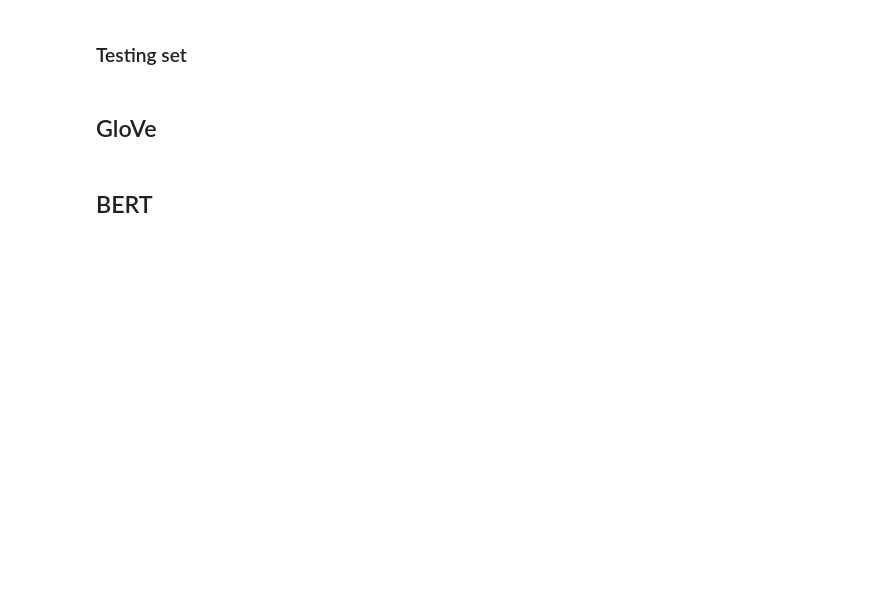
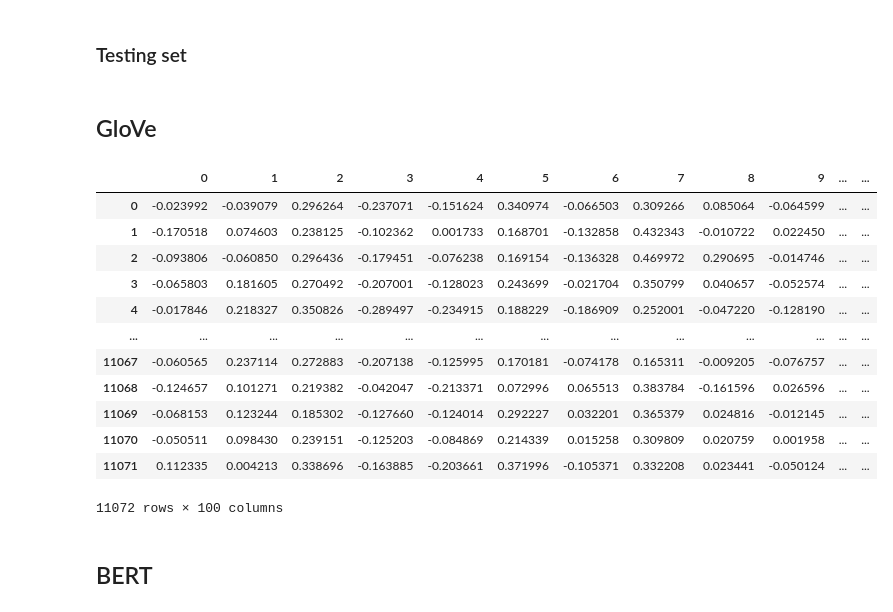
Before and after one commit to kenhao/Interaction_in_Hotel_Reviews, a Jupyter notebook: Reviews_rating_prediction/Review_rating_city.ipynb, the cells around one changed output. Cells and saved outputs as stored; diff of their text form; code cells hidden in the pictures; blank space fills up the shorter version.

```diff
--- a/Reviews_rating_prediction/Review_rating_city.ipynb
+++ b/Reviews_rating_prediction/Review_rating_city.ipynb
@@ -428,7 +585,7 @@ def glove_embedding(comment, embeddings_index = embeddings_index, dim=100):
     return vec
 # %%
 # train
-LCLS_X_train_glove = np.array([glove_embedding(comment) for comment in LCLS_X_train])
-LCHS_X_train_glove = np.array([glove_embedding(comment) for comment in LCHS_X_train])
-HCLS_X_train_glove = np.array([glove_embedding(comment) for comment in HCLS_X_train])
-HCHS_X_train_glove = np.array([glove_embedding(comment) for comment in HCHS_X_train])
+LCLS_X_train_glove = pd.DataFrame(np.array([glove_embedding(comment) for comment in LCLS_X_train]))
+LCHS_X_train_glove = pd.DataFrame(np.array([glove_embedding(comment) for comment in LCHS_X_train]))
+HCLS_X_train_glove = pd.DataFrame(np.array([glove_embedding(comment) for comment in HCLS_X_train]))
+HCHS_X_train_glove = pd.DataFrame(np.array([glove_embedding(comment) for comment in HCHS_X_train]))
@@ -443,2 +592,18 @@ pd.DataFrame(HCHS_X_train_glove)
+# %%
+LCLS_X_train_glove
+# %% [output]
+|  | 0 | 1 | 2 | 3 | 4 | 5 | 6 | 7 | 8 | 9 | ... | ... |
+| 0 | -0.023992 | -0.039079 | 0.296264 | -0.237071 | -0.151624 | 0.340974 | -0.066503 | 0.309266 | 0.085064 | -0.064599 | ... | ... |
+| 1 | -0.170518 | 0.074603 | 0.238125 | -0.102362 | 0.001733 | 0.168701 | -0.132858 | 0.432343 | -0.010722 | 0.022450 | ... | ... |
+| 2 | -0.093806 | -0.060850 | 0.296436 | -0.179451 | -0.076238 | 0.169154 | -0.136328 | 0.469972 | 0.290695 | -0.014746 | ... | ... |
+| 3 | -0.065803 | 0.181605 | 0.270492 | -0.207001 | -0.128023 | 0.243699 | -0.021704 | 0.350799 | 0.040657 | -0.052574 | ... | ... |
+| 4 | -0.017846 | 0.218327 | 0.350826 | -0.289497 | -0.234915 | 0.188229 | -0.186909 | 0.252001 | -0.047220 | -0.128190 | ... | ... |
+| ... | ... | ... | ... | ... | ... | ... | ... | ... | ... | ... | ... | ... |
+| 11067 | -0.060565 | 0.237114 | 0.272883 | -0.207138 | -0.125995 | 0.170181 | -0.074178 | 0.165311 | -0.009205 | -0.076757 | ... | ... |
+| 11068 | -0.124657 | 0.101271 | 0.219382 | -0.042047 | -0.213371 | 0.072996 | 0.065513 | 0.383784 | -0.161596 | 0.026596 | ... | ... |
+| 11069 | -0.068153 | 0.123244 | 0.185302 | -0.127660 | -0.124014 | 0.292227 | 0.032201 | 0.365379 | 0.024816 | -0.012145 | ... | ... |
+| 11070 | -0.050511 | 0.098430 | 0.239151 | -0.125203 | -0.084869 | 0.214339 | 0.015258 | 0.309809 | 0.020759 | 0.001958 | ... | ... |
+| 11071 | 0.112335 | 0.004213 | 0.338696 | -0.163885 | -0.203661 | 0.371996 | -0.105371 | 0.332208 | 0.023441 | -0.050124 | ... | ... |
+11072 rows × 100 columns
 # %%
 # test
```
Also changed, not shown: parts of 38 cells of this notebook, 1 other file.
